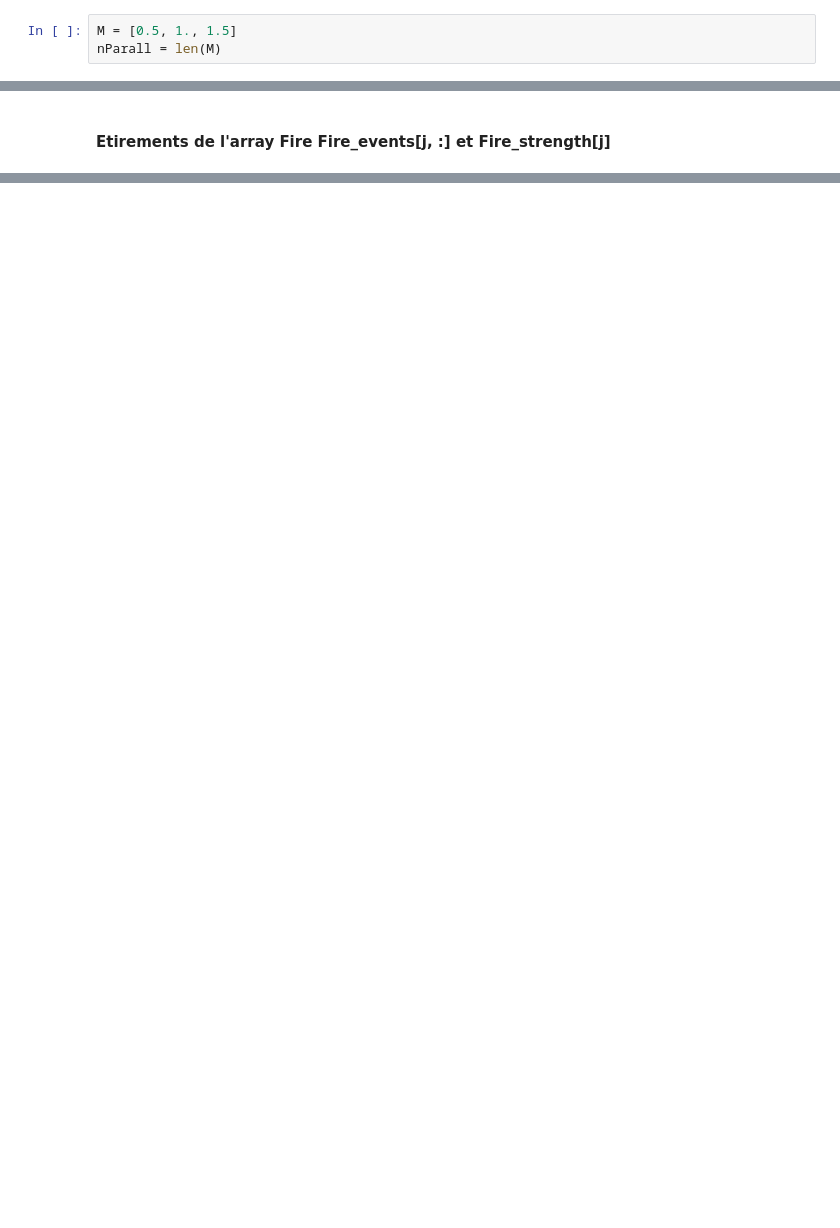
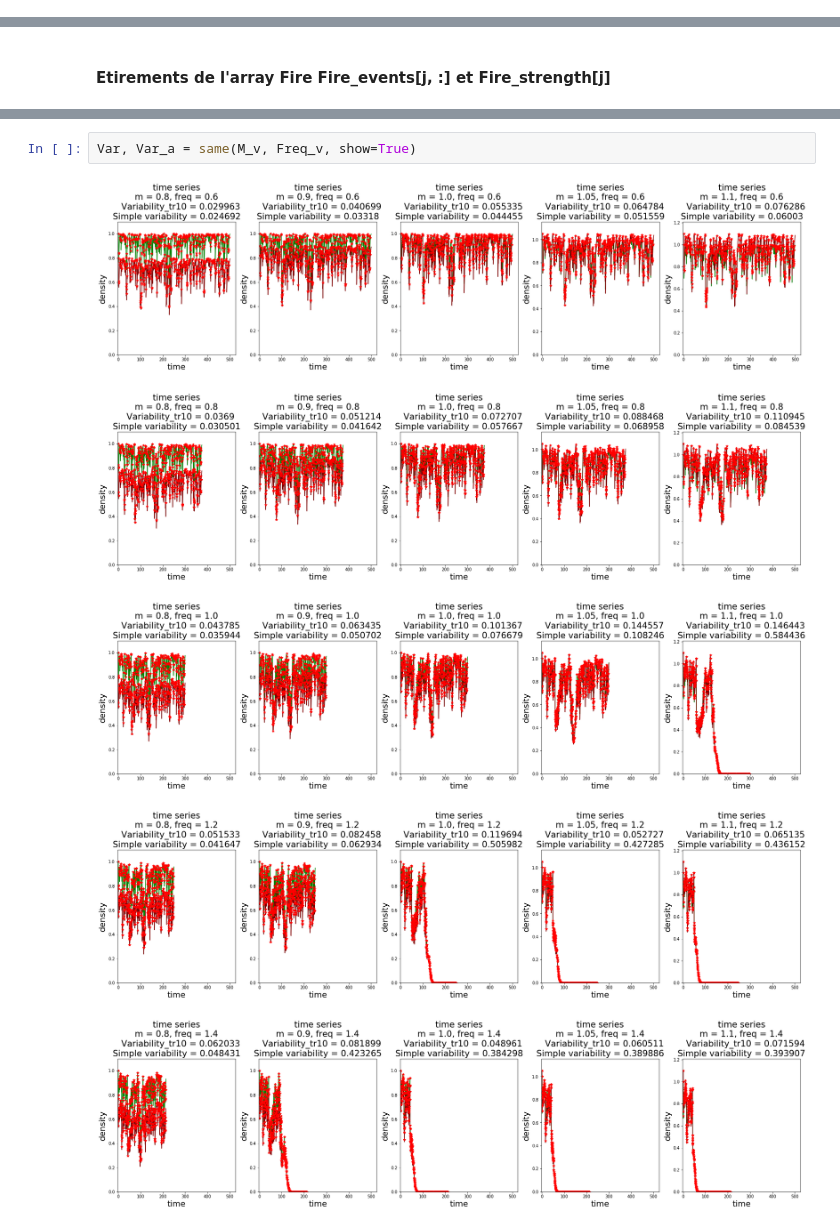
Before and after one commit to cavaillesj/-ecosystem_behavior, a Jupyter notebook: Variability VS frequency.ipynb, the cells around one changed output, grey strips where cells are left out. Drawn from its saved outputs; the diff is of its cells as text; blank space fills up the shorter version.

```diff
--- a/Variability VS frequency.ipynb
+++ b/Variability VS frequency.ipynb
@@ -35,8 +40,5 @@ Fire_param = {"model": "coupled",
                 "Param_coupled" : Param_coupled,
                 "type" : "proportionnal",
                 "coef_W_N" : 5}
-# %%
-M = [0.5, 1., 1.5]
-nParall = len(M)
 # %% [markdown]
 ## Reference
@@ -114,0 +130,8 @@ for i, freq in enumerate(Freq):
+# %%
+Var, Var_a = same(M_v, Freq_v, show=True)
+# %% [output]
+[figure, added]
+[figure, added]
+[figure, added]
+[figure, added]
+[figure, added]
```
Also changed, not shown: parts of 15 cells of this notebook, 8 other files.
